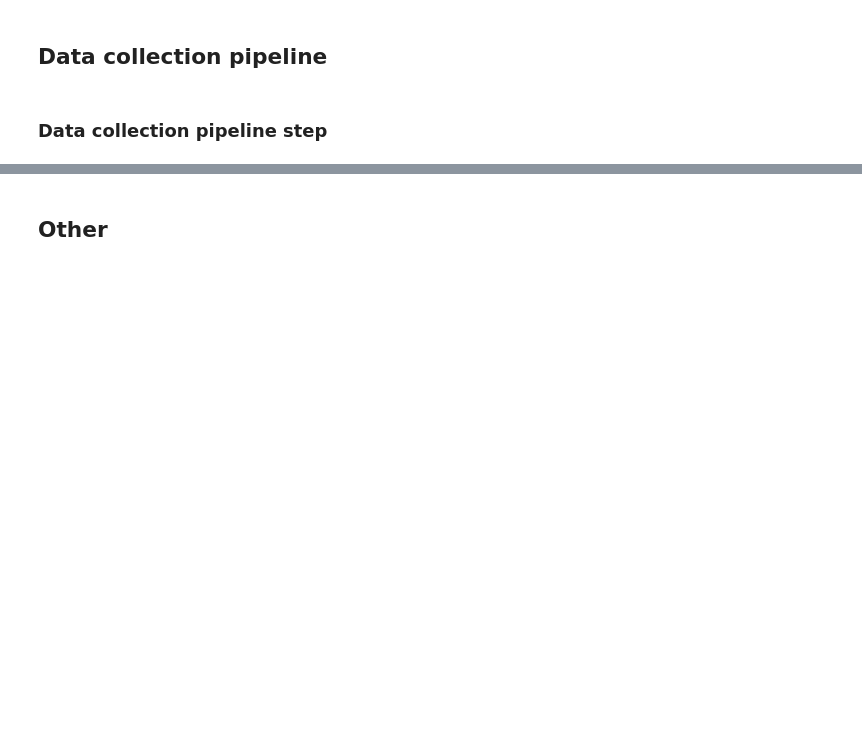
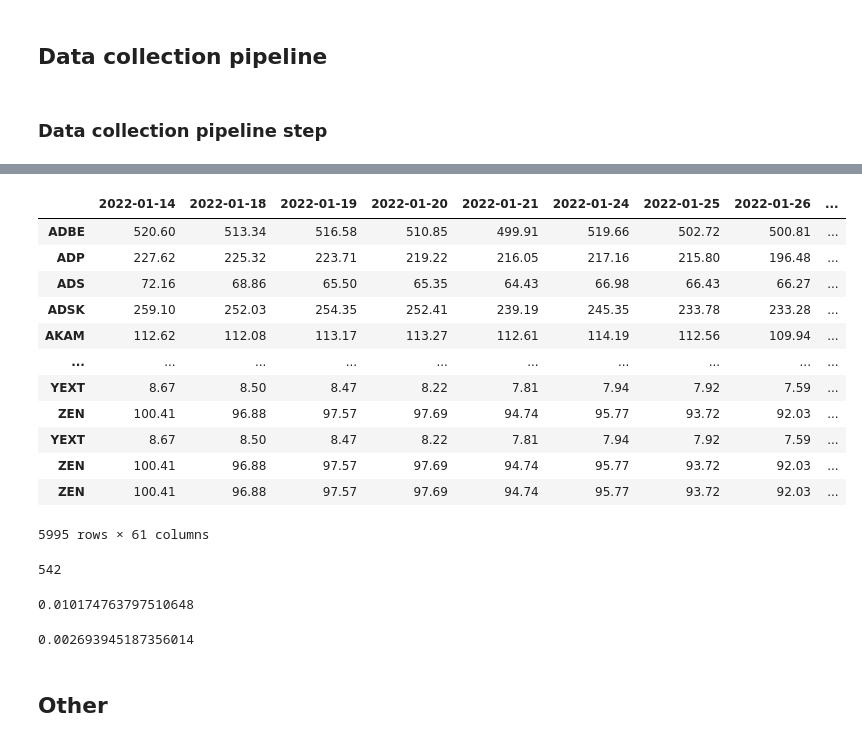
Before and after one commit to DomStan/stonk-rank, a Jupyter notebook: stonks_notebook.ipynb, the cells around one changed output, grey strips where cells are left out. Saved outputs shown, nothing was run; the diff lists cells and outputs as text; code cells hidden in the pictures; blank space fills up the shorter version.

```diff
--- a/stonks_notebook.ipynb
+++ b/stonks_notebook.ipynb
@@ -512 +604,17 @@ def data_collection(stonk_prices, industries, l_reg, l_roll, dt, adf_pass_cutoff
+# %%
+Y_from_T
+# %% [output]
+|  | 2022-01-14 | 2022-01-18 | 2022-01-19 | 2022-01-20 | 2022-01-21 | 2022-01-24 | 2022-01-25 | 2022-01-26 | ... |
+| ADBE | 520.60 | 513.34 | 516.58 | 510.85 | 499.91 | 519.66 | 502.72 | 500.81 | ... |
+| ADP | 227.62 | 225.32 | 223.71 | 219.22 | 216.05 | 217.16 | 215.80 | 196.48 | ... |
+| ADS | 72.16 | 68.86 | 65.50 | 65.35 | 64.43 | 66.98 | 66.43 | 66.27 | ... |
+| ADSK | 259.10 | 252.03 | 254.35 | 252.41 | 239.19 | 245.35 | 233.78 | 233.28 | ... |
+| AKAM | 112.62 | 112.08 | 113.17 | 113.27 | 112.61 | 114.19 | 112.56 | 109.94 | ... |
+| ... | ... | ... | ... | ... | ... | ... | ... | ... | ... |
+| YEXT | 8.67 | 8.50 | 8.47 | 8.22 | 7.81 | 7.94 | 7.92 | 7.59 | ... |
+| ZEN | 100.41 | 96.88 | 97.57 | 97.69 | 94.74 | 95.77 | 93.72 | 92.03 | ... |
+| YEXT | 8.67 | 8.50 | 8.47 | 8.22 | 7.81 | 7.94 | 7.92 | 7.59 | ... |
+| ZEN | 100.41 | 96.88 | 97.57 | 97.69 | 94.74 | 95.77 | 93.72 | 92.03 | ... |
+| ZEN | 100.41 | 96.88 | 97.57 | 97.69 | 94.74 | 95.77 | 93.72 | 92.03 | ... |
+5995 rows × 61 columns
 # %%
@@ -552,3 +688,15 @@ def data_collection_step(X, Y, l_reg, l_roll, dt, adf_pass_cutoff, trade_length_
+# %%
+df['last_residual'].argmax()
+# %% [output]
+542
+# %%
+df[df['last_residual'].abs() > 3]['return_two_month'].mean()
+# %% [output]
+0.010174763797510648
+# %%
+df[df['last_residual'].abs() < 3]['return_two_month'].mean()
+# %% [output]
+0.002693945187356014
 # %% [markdown]
 ## Other
 # %% [markdown]
```
Also changed, not shown: parts of 17 cells of this notebook.
